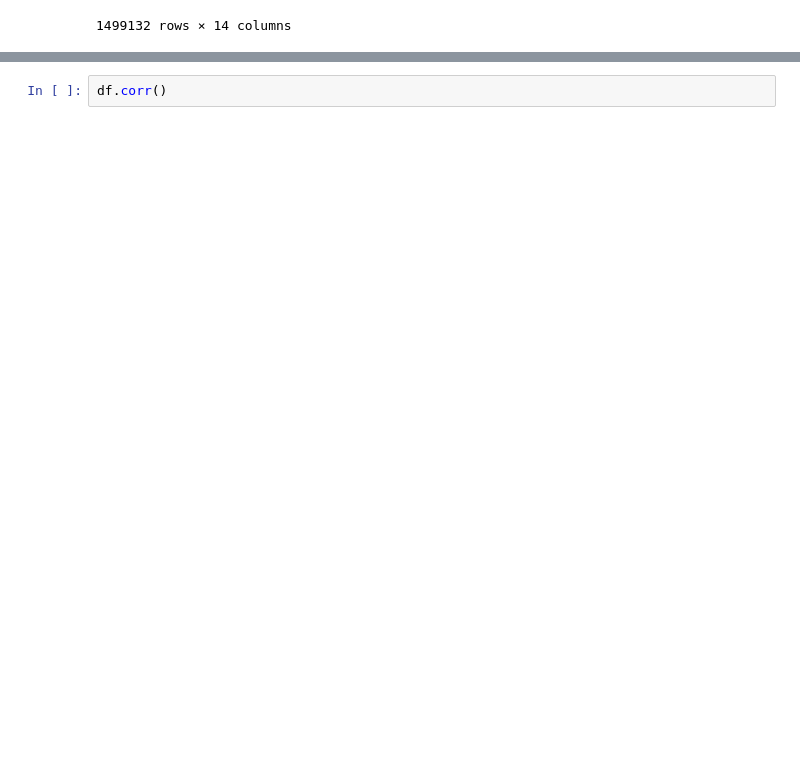
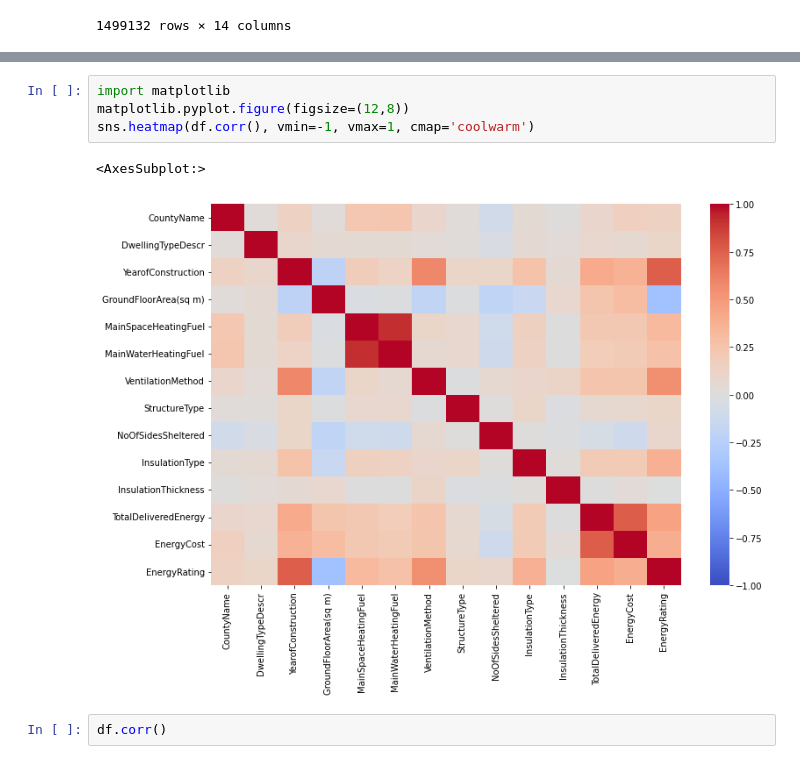
Before and after one commit to OisinB-2814/masters_thesis_ob2814, a Jupyter notebook: notebooks/old/dataset_description.ipynb, the cells around one changed output, grey strips where cells are left out. Saved outputs shown, nothing was run; the diff lists cells and outputs as text; blank space fills up the shorter version.

```diff
--- a/notebooks/old/dataset_description.ipynb
+++ b/notebooks/old/dataset_description.ipynb
@@ -189,3 +216,10 @@ sns.heatmap(df.corr())
+# %%
+import matplotlib
+matplotlib.pyplot.figure(figsize=(12,8))
+sns.heatmap(df.corr(), vmin=-1, vmax=1, cmap='coolwarm')
+# %% [output]
+<AxesSubplot:>
+[figure, added]
 # %%
 df.corr()
 # %% [output]
```
Also changed, not shown: parts of 6 cells of this notebook, 3 other files.
